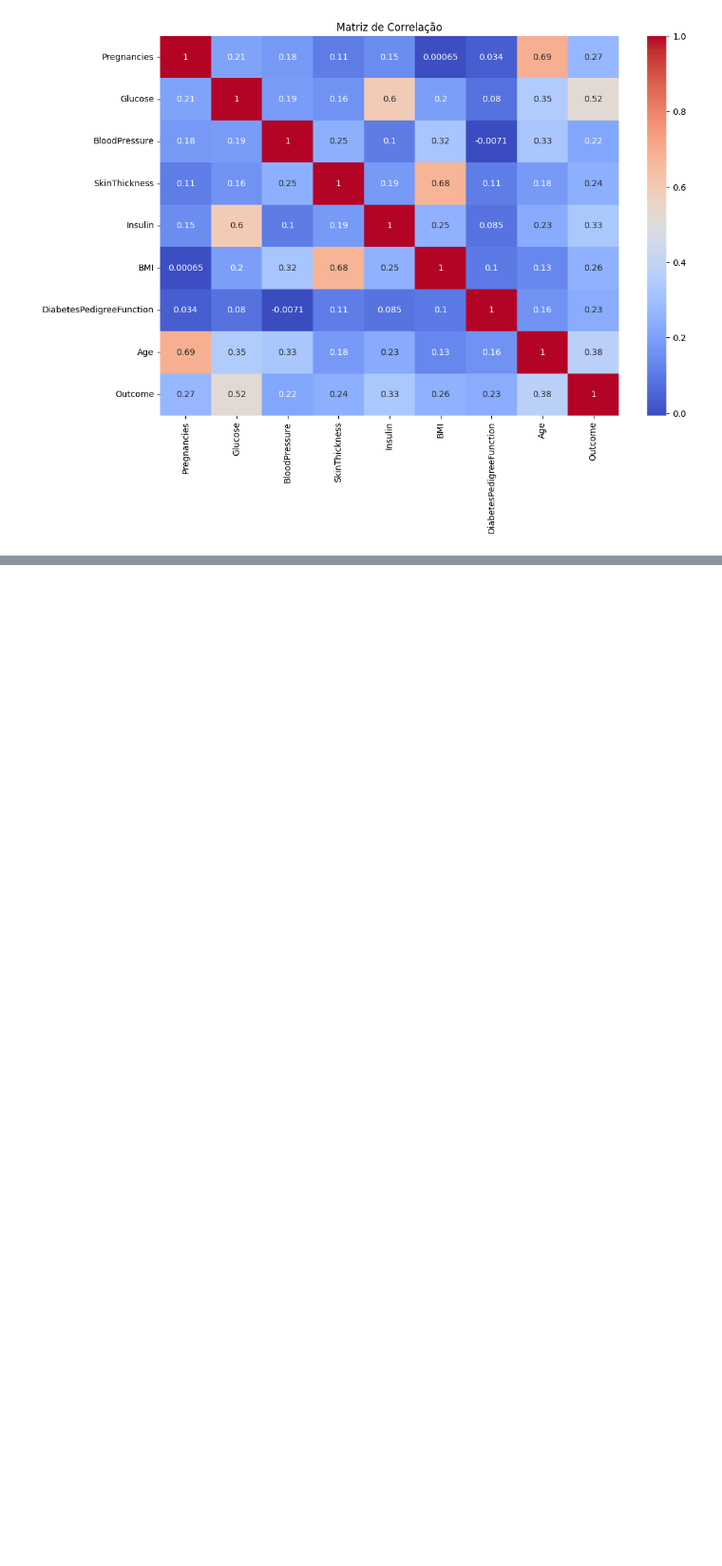
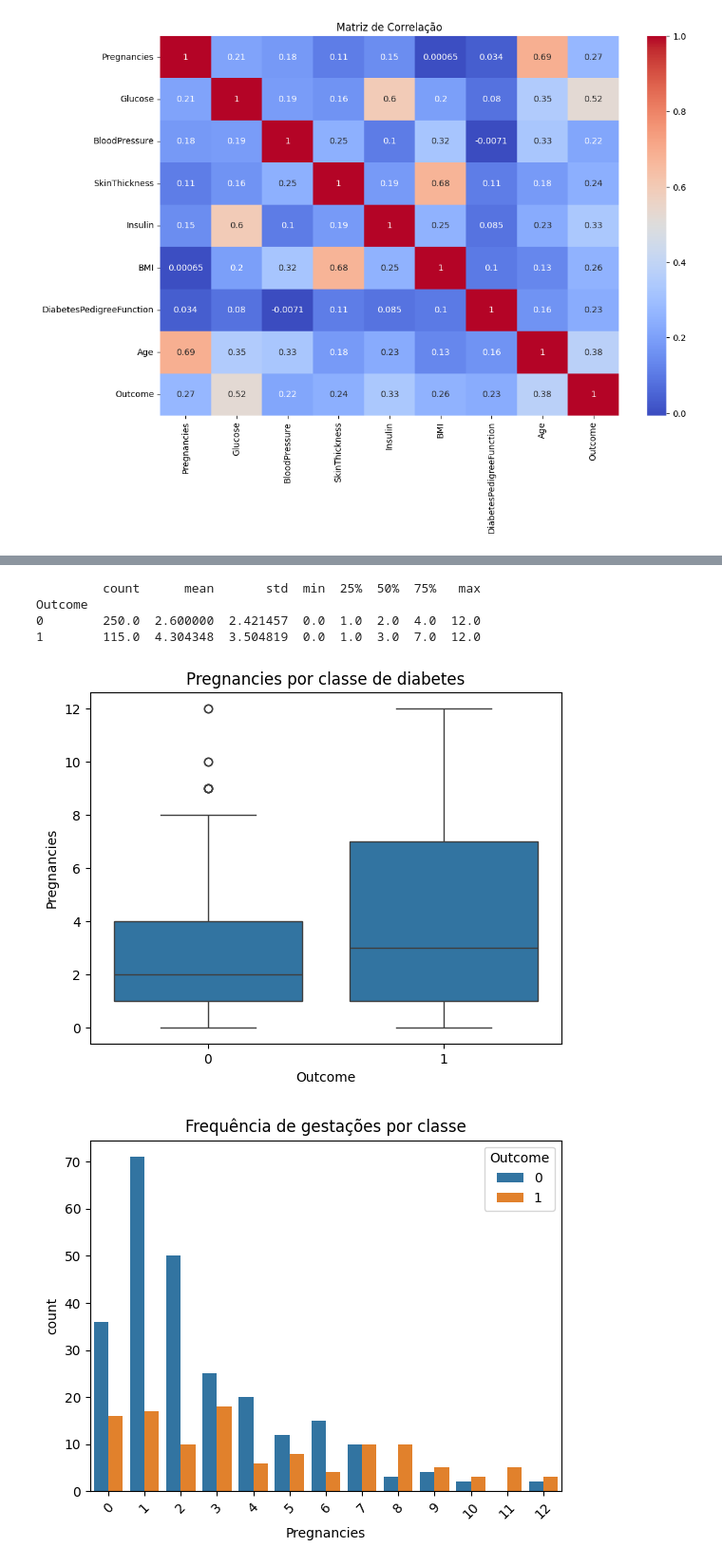
Before and after one commit to mariaclaraps/projeto-ciencia-dos-dados, a Jupyter notebook: notebooks/eda_diabetes.ipynb, the cells around one changed output, grey strips where cells are left out. Shown at 95% size. Saved outputs shown, nothing was run; the diff lists cells and outputs as text; code cells hidden in the pictures; blank space fills up the shorter version.

```diff
--- a/notebooks/eda_diabetes.ipynb
+++ b/notebooks/eda_diabetes.ipynb
@@ -165,0 +254,19 @@ plt.show()
+# %%
+if "Outcome" in df_no_outliers.columns and "Pregnancies" in df_no_outliers.columns:
+    print(df_no_outliers.groupby("Outcome")["Pregnancies"].describe())
+
+    sns.boxplot(x="Outcome", y="Pregnancies", data=df_no_outliers)
+    plt.title("Pregnancies por classe de diabetes")
+    plt.show()
+
+    sns.countplot(data=df_no_outliers, x="Pregnancies", hue="Outcome")
+    plt.title("Frequência de gestações por classe")
+    plt.xticks(rotation=45)
+    plt.show()
+# %% [output]
+         count      mean       std  min  25%  50%  75%   max
+Outcome
+0        250.0  2.600000  2.421457  0.0  1.0  2.0  4.0  12.0
+1        115.0  4.304348  3.504819  0.0  1.0  3.0  7.0  12.0
+[figure, added]
+[figure, added]
```
Also changed, not shown: parts of 11 cells of this notebook.
